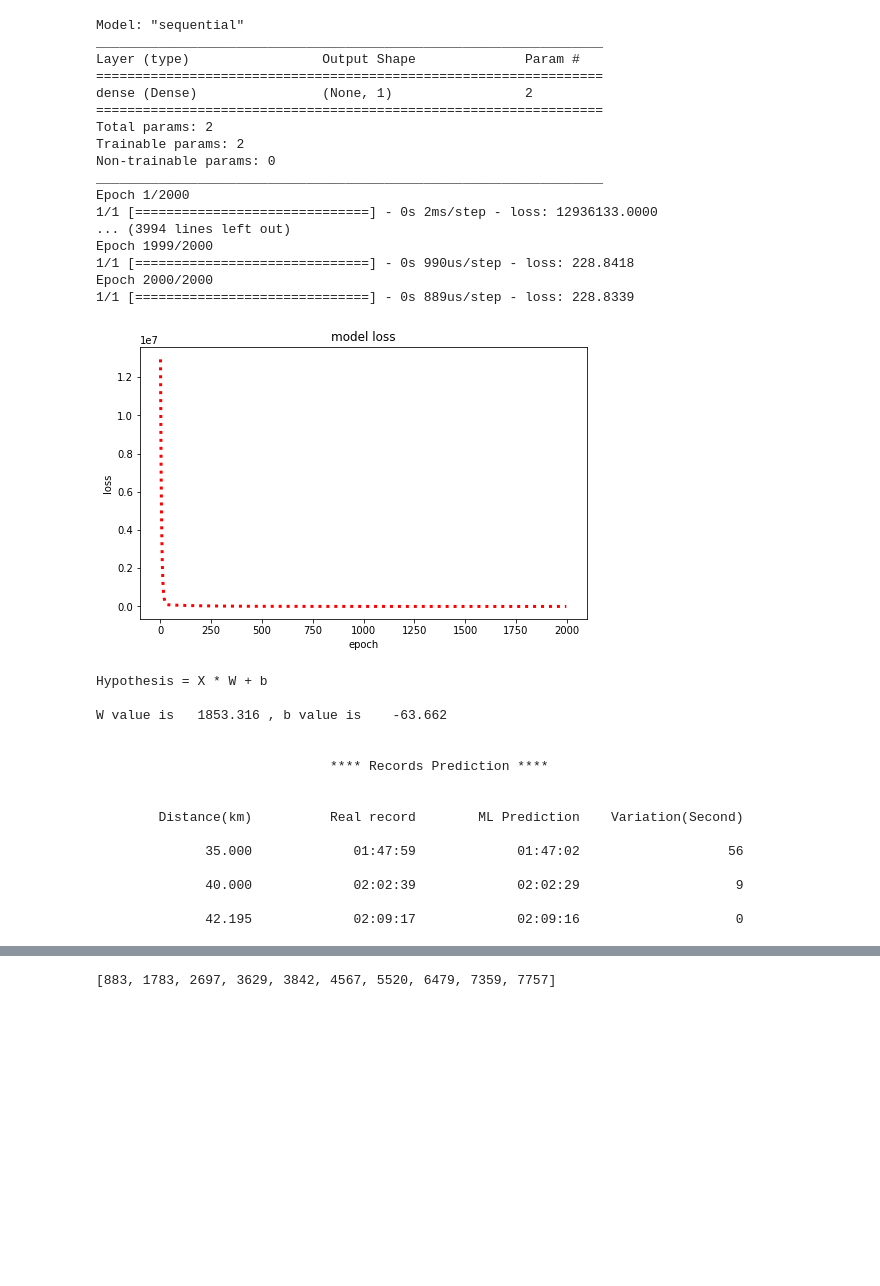
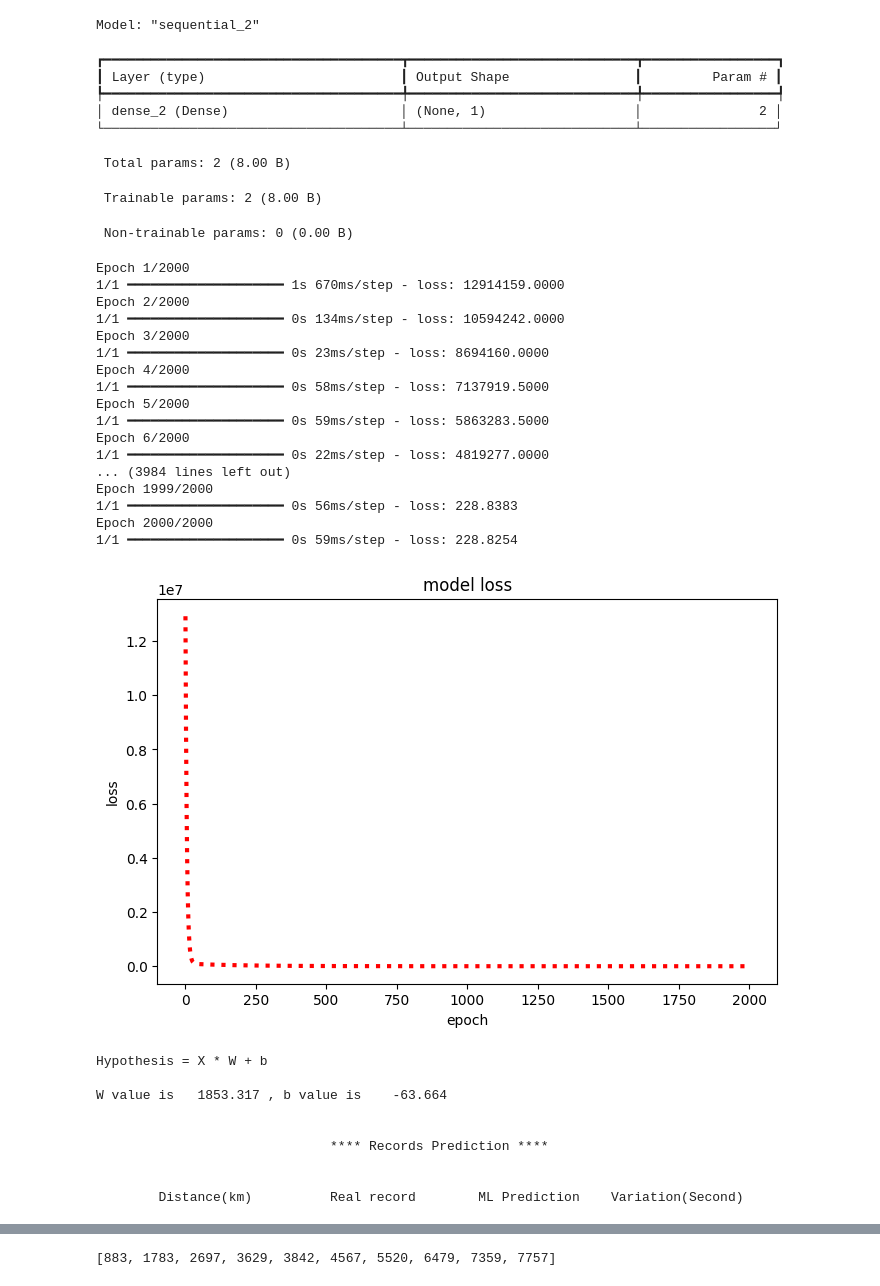
Before and after one commit to jhsongok/MLDL, a Jupyter notebook: ML/1.Linear Regression.ipynb, the cells around one changed output, grey strips where cells are left out. Drawn from its saved outputs; the diff is of its cells as text; code cells hidden in the pictures; blank space fills up the shorter version.

```diff
--- a/ML/1.Linear Regression.ipynb
+++ b/ML/1.Linear Regression.ipynb
@@ -51,76 +52,80 @@ t_t = 2000    # training 횟수(epoch)
 t_r = 0.01    # learning rate
 
 # training dataset 정의
-x_train = [ i/10 for i in xData[0:7]]  # 0 ~ 30Km 까지의 구간 거리
-y_train = record_list[t_a-1][0:7]      # 0 ~ 30Km 까지의 구간 기록
+x_train = np.array([ i/10 for i in xData[0:7]])  # 0 ~ 30Km 까지의 구간 거리
+y_train = np.array(record_list[t_a-1][0:7])      # 0 ~ 30Km 까지의 구간 기록
 
 # 모델 구성하기
 model = tf.keras.models.Sequential()
-model.add(tf.keras.layers.Dense(1, input_dim=1))
+model.add(tf.keras.layers.Input(shape=(1,)))  # Input 레이어 추가
+model.add(tf.keras.layers.Dense(1))
 
 # 모델 학습과정 설정하기
-sgd = tf.keras.optimizers.SGD(lr=t_r)
+sgd = tf.keras.optimizers.SGD(learning_rate=t_r)  # lr -> learning_rate로 변경
 model.compile(loss='mse', optimizer=sgd)
 
 # 모델 구성 확인하기
 model.summary()
 
 # 모델 학습 시키기
 history = model.fit(x_train, y_train, epochs=t_t)
 
 # 그래프 출력
 display_graph()
 
 # 모델 학습을 통해 가장 작은 Cost를 갖는 Weight과 bias을 가져옵니다.
 W_val = model.layers[0].get_weights()[0][0]
 b_val = model.layers[0].get_weights()[1]
 
 print('\n\nHypothesis = X * W + b\n')
 print('W value is %10.3f , b value is %10.3f' % (W_val, b_val)+'\n\n')
 
 # test dataset의 정답(label)
 y_test = record_list[t_a-1][7:10]
 
 print("%60s" % ('**** Records Prediction ****\n\n'))
 print("%20s %20s %20s %20s" % ('Distance(km)', 'Real record', 'ML Prediction', 'Variation(Second)')+'\n')
 
 # 예측하기
 # 30km 이후 구간 예측 결과 출력
 for index in range(7, 10):
     x_value = xData[index] / 10
     time = model.predict(np.array([x_value]))
     print("%20.3f %20s %20s %20i" % (xData[index], seconds_to_hhmmss(y_test[index-7]), seconds_to_hhmmss(time[0][0]), (y_test[index-7] - time[0][0]))+'\n')
 # %% [output]
-Model: "sequential"
-_________________________________________________________________
-Layer (type)                 Output Shape              Param #
-=================================================================
-dense (Dense)                (None, 1)                 2
-=================================================================
-Total params: 2
-Trainable params: 2
-Non-trainable params: 0
-_________________________________________________________________
-Epoch 1/2000
-1/1 [==============================] - 0s 2ms/step - loss: 12936133.0000
-... (3994 lines left out)
-Epoch 1999/2000
-1/1 [==============================] - 0s 990us/step - loss: 228.8418
-Epoch 2000/2000
-1/1 [==============================] - 0s 889us/step - loss: 228.8339
+Model: "sequential_2"
+┏━━━━━━━━━━━━━━━━━━━━━━━━━━━━━━━━━━━━━━┳━━━━━━━━━━━━━━━━━━━━━━━━━━━━━┳━━━━━━━━━━━━━━━━━┓
+┃ Layer (type)                         ┃ Output Shape                ┃         Param # ┃
+┡━━━━━━━━━━━━━━━━━━━━━━━━━━━━━━━━━━━━━━╇━━━━━━━━━━━━━━━━━━━━━━━━━━━━━╇━━━━━━━━━━━━━━━━━┩
+│ dense_2 (Dense)                      │ (None, 1)                   │               2 │
+└──────────────────────────────────────┴─────────────────────────────┴─────────────────┘
+ Total params: 2 (8.00 B)
+ Trainable params: 2 (8.00 B)
+ Non-trainable params: 0 (0.00 B)
+Epoch 1/2000
+1/1 ━━━━━━━━━━━━━━━━━━━━ 1s 670ms/step - loss: 12914159.0000
+Epoch 2/2000
+1/1 ━━━━━━━━━━━━━━━━━━━━ 0s 134ms/step - loss: 10594242.0000
+Epoch 3/2000
+1/1 ━━━━━━━━━━━━━━━━━━━━ 0s 23ms/step - loss: 8694160.0000
+Epoch 4/2000
+1/1 ━━━━━━━━━━━━━━━━━━━━ 0s 58ms/step - loss: 7137919.5000
+Epoch 5/2000
+1/1 ━━━━━━━━━━━━━━━━━━━━ 0s 59ms/step - loss: 5863283.5000
+Epoch 6/2000
+1/1 ━━━━━━━━━━━━━━━━━━━━ 0s 22ms/step - loss: 4819277.0000
+... (3984 lines left out)
+Epoch 1999/2000
+1/1 ━━━━━━━━━━━━━━━━━━━━ 0s 56ms/step - loss: 228.8383
+Epoch 2000/2000
+1/1 ━━━━━━━━━━━━━━━━━━━━ 0s 59ms/step - loss: 228.8254
-[figure, old version]
+[figure, new version]
-Hypothesis = X * W + b
-
-W value is   1853.316 , b value is    -63.662
-
-
-                              **** Records Prediction ****
-
-
-        Distance(km)          Real record        ML Prediction    Variation(Second)
-
-              35.000             01:47:59             01:47:02                   56
-
-              40.000             02:02:39             02:02:29                    9
-
-              42.195             02:09:17             02:09:16                    0
+Hypothesis = X * W + b
+
+W value is   1853.317 , b value is    -63.664
+
+
+                              **** Records Prediction ****
+
+
+        Distance(km)          Real record        ML Prediction    Variation(Second)
```
Also changed, not shown: parts of 3 cells of this notebook, 4 other files.
